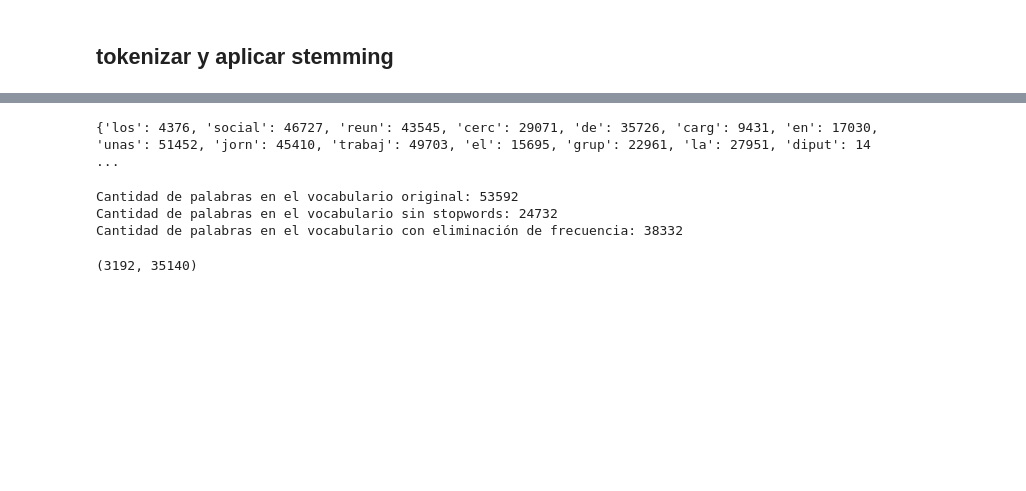
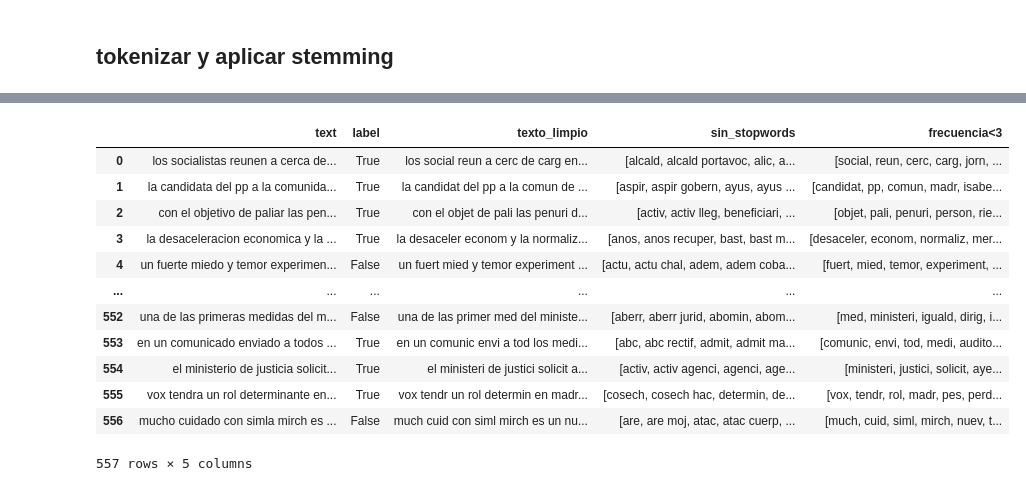
Before and after one commit to AlejandroFeriaGonzalez/SilkNews, a Jupyter notebook: src/notebooks/extraccion_caracteristicas.ipynb, the cells around one changed output, grey strips where cells are left out. Saved outputs shown, nothing was run; the diff lists cells and outputs as text; code cells hidden in the pictures; blank space fills up the shorter version.

```diff
--- a/src/notebooks/extraccion_caracteristicas.ipynb
+++ b/src/notebooks/extraccion_caracteristicas.ipynb
@@ -109,29 +55,0 @@ print(vocabulario_eliminacion_frecuencia)
-# %%
-all_tokens = [token for sublist in muestras_df["tokens"] for token in sublist]
-token_counts = collections.Counter(all_tokens)
-tokens_to_remove = {token for token, count in token_counts.items() if count < 3}
-
-vocabulario_eliminacion_frecuencia = {}
-
-### Si en el bigrama hay una palabra con frecuencia menor a 3, eliminar palabra
-for texto, frecuencia in countVectorizer.vocabulary_.items():
-    palabras = texto.split()
-    if any(palabra in tokens_to_remove for palabra in palabras):
-        texto_nuevo = " ".join([palabra for palabra in palabras if palabra not in tokens_to_remove])
-        if texto_nuevo == "":
-            continue
-    else:
-        texto_nuevo = texto
-    vocabulario_eliminacion_frecuencia[texto_nuevo] = frecuencia
-
-print(vocabulario_eliminacion_frecuencia)
-# %% [output]
-{'los': 4376, 'social': 46727, 'reun': 43545, 'cerc': 29071, 'de': 35726, 'carg': 9431, 'en': 17030, 'unas': 51452, 'jorn': 45410, 'trabaj': 49703, 'el': 15695, 'grup': 22961, 'la': 27951, 'diput': 14 ...
-# %%
-print("Cantidad de palabras en el vocabulario original:", len(countVectorizer.vocabulary_))
-print("Cantidad de palabras en el vocabulario sin stopwords:", len(vocabulario_sin_stopwords))
-print("Cantidad de palabras en el vocabulario con eliminación de frecuencia:", len(vocabulario_eliminacion_frecuencia))
-# %% [output]
-Cantidad de palabras en el vocabulario original: 53592
-Cantidad de palabras en el vocabulario sin stopwords: 24732
-Cantidad de palabras en el vocabulario con eliminación de frecuencia: 38332
@@ -146,4 +56,37 @@ for k, v in vocabulario_eliminacion_frecuencia.items():
-# %%
-len(unigrama), len(bigrama)
-# %% [output]
-(3192, 35140)
+# %%
+# Bolsa de Palabras, unigramas y bigramas
+def bag_of_words_sin_stopwords(texto_limpio: str) -> list[str]:
+  vectorizer = CountVectorizer(ngram_range=(1, 2), stop_words=list(nlp.Defaults.stop_words))
+  vectorizer.fit_transform([texto_limpio])
+  return list(vectorizer.get_feature_names_out())
+
+def bag_of_words_frecuencia(texto_limpio: str) -> list[str]:
+    vectorizer = CountVectorizer(ngram_range=(1, 2), stop_words=list(nlp.Defaults.stop_words))
+    vectorizer.fit_transform([texto_limpio])
+
+    vocabulario_eliminacion_frecuencia = {}
+    # Filtrar el vocabulario para eliminar palabras con frecuencia < 3
+    for palabra, indice in vectorizer.vocabulary_.items():
+        if vectorizer.vocabulary_[palabra] >= 3:
+            vocabulario_eliminacion_frecuencia[palabra] = indice
+
+    return list(vocabulario_eliminacion_frecuencia.keys())
+
+df["sin_stopwords"] = df["texto_limpio"].apply(bag_of_words_sin_stopwords)
+df["frecuencia<3"] = df["texto_limpio"].apply(bag_of_words_frecuencia)
+# %%
+df
+# %% [output]
+|  | text | label | texto_limpio | sin_stopwords | frecuencia<3 |
+| 0 | los socialistas reunen a cerca de... | True | los social reun a cerc de carg en... | [alcald, alcald portavoc, alic, a... | [social, reun, cerc, carg, jorn, ... |
+| 1 | la candidata del pp a la comunida... | True | la candidat del pp a la comun de ... | [aspir, aspir gobern, ayus, ayus ... | [candidat, pp, comun, madr, isabe... |
+| 2 | con el objetivo de paliar las pen... | True | con el objet de pali las penuri d... | [activ, activ lleg, beneficiari, ... | [objet, pali, penuri, person, rie... |
+| 3 | la desaceleracion economica y la ... | True | la desaceler econom y la normaliz... | [anos, anos recuper, bast, bast m... | [desaceler, econom, normaliz, mer... |
+| 4 | un fuerte miedo y temor experimen... | False | un fuert mied y temor experiment ... | [actu, actu chal, adem, adem coba... | [fuert, mied, temor, experiment, ... |
+| ... | ... | ... | ... | ... | ... |
+| 552 | una de las primeras medidas del m... | False | una de las primer med del ministe... | [aberr, aberr jurid, abomin, abom... | [med, ministeri, iguald, dirig, i... |
+| 553 | en un comunicado enviado a todos ... | True | en un comunic envi a tod los medi... | [abc, abc rectif, admit, admit ma... | [comunic, envi, tod, medi, audito... |
+| 554 | el ministerio de justicia solicit... | True | el ministeri de justici solicit a... | [activ, activ agenci, agenci, age... | [ministeri, justici, solicit, aye... |
+| 555 | vox tendra un rol determinante en... | True | vox tendr un rol determin en madr... | [cosech, cosech hac, determin, de... | [vox, tendr, rol, madr, pes, perd... |
+| 556 | mucho cuidado con simla mirch es ... | False | much cuid con siml mirch es un nu... | [are, are moj, atac, atac cuerp, ... | [much, cuid, siml, mirch, nuev, t... |
+557 rows × 5 columns
```
Also changed, not shown: parts of 13 cells of this notebook, 1 other file.
